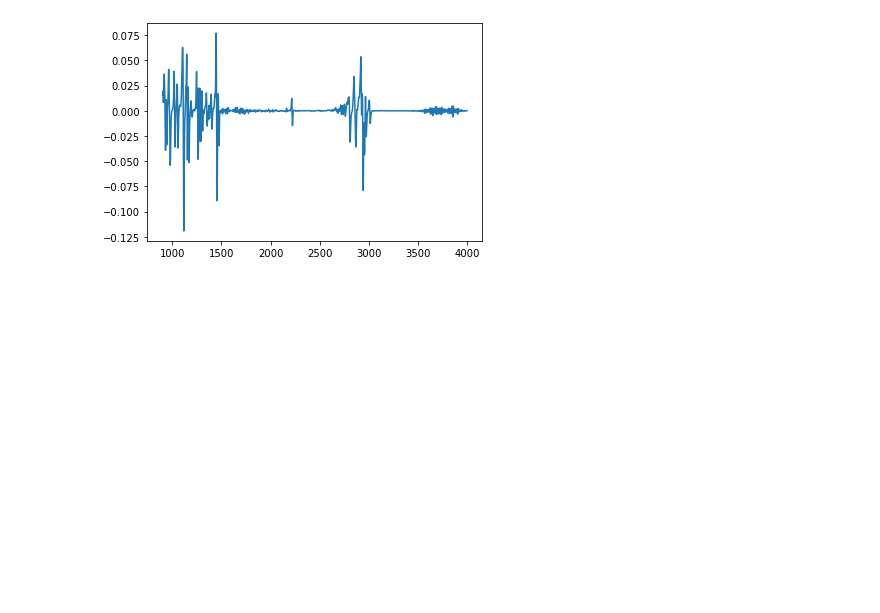
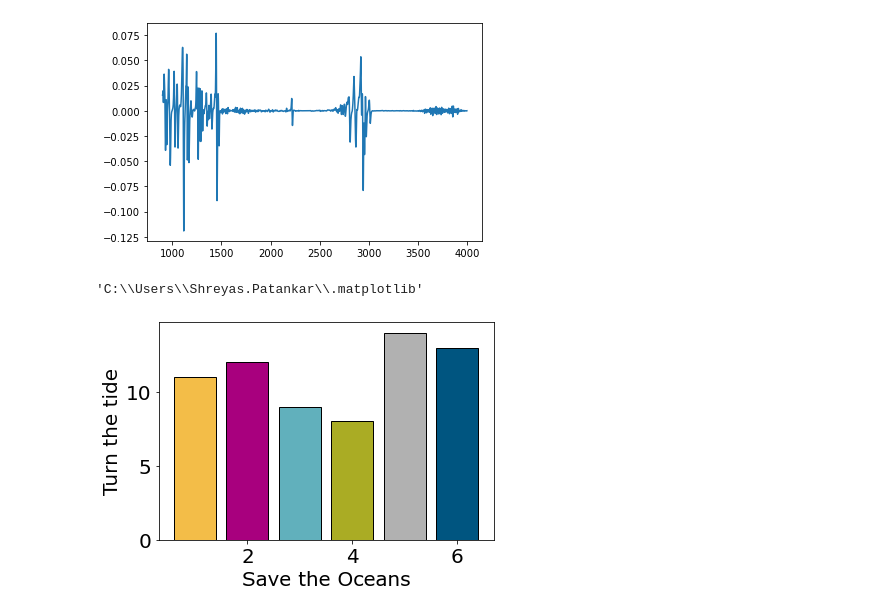
Before and after one commit to Ocean-Wise/OpenSpecy_data_sorting, a Jupyter notebook: data_arange_vectorized.ipynb, the cells around one changed output. Cells and saved outputs as stored; diff of their text form; code cells hidden in the pictures; blank space fills up the shorter version.

```diff
--- a/data_arange_vectorized.ipynb
+++ b/data_arange_vectorized.ipynb
@@ -104,3 +104,27 @@ OS_int.to_csv(file_int, index=False)
 OS_derivative.to_csv(file_der, index=False)
 
 print(OS_derivative)
+# %%
+import matplotlib
+matplotlib.get_configdir()
+# %% [output]
+'C:\\Users\\Shreyas.Patankar\\.matplotlib'
+# %%
+import matplotlib.pyplot as plt
+plt.style.use('OW_style')
+# %%
+import numpy as np
+x=[1,2,4,3,5,6]
+y=[11,12,8,9,14,13]
+prop_iter = iter(plt.rcParams['axes.prop_cycle'])
+
+for i in range(0,len(x)):
+  plt.bar(x[i],y[i],color=next(prop_iter)['color'], edgecolor='k')
+
+#rfont = {'fontname':'roboto'}
+plt.tick_params(axis='both', labelsize=20)
+plt.xlabel('Save the Oceans', fontsize=20, fontdict={'family': 'serif'})
+plt.ylabel('Turn the tide', fontsize=20)
+plt.rcParams['font.serif'] = 'Verdana'
+# %% [output]
+[figure, added]
```
